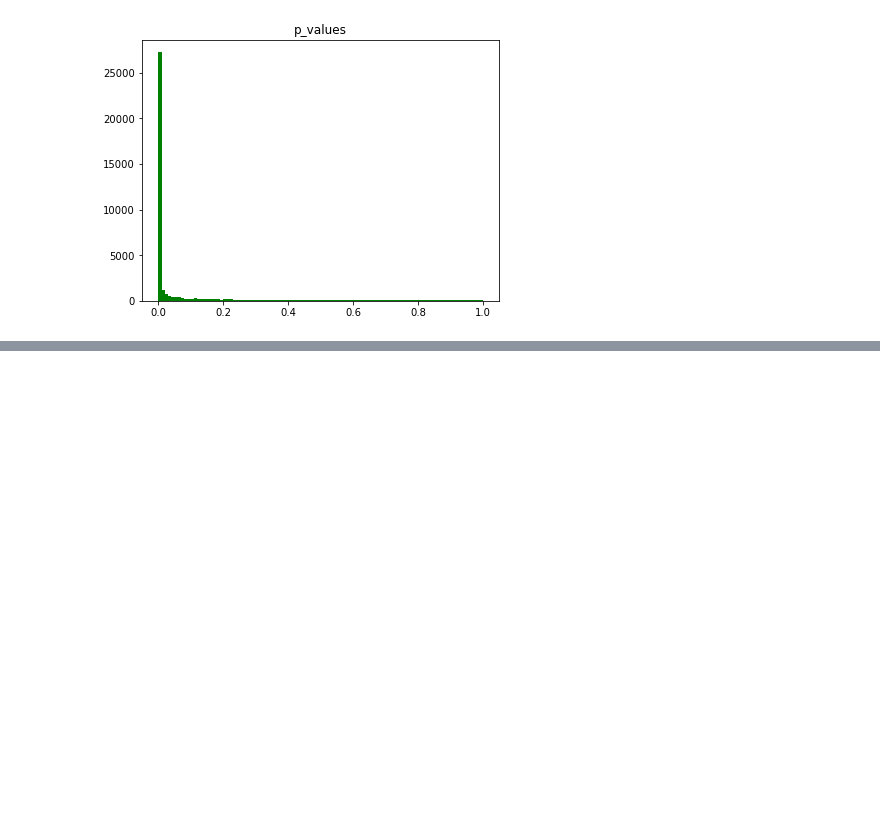
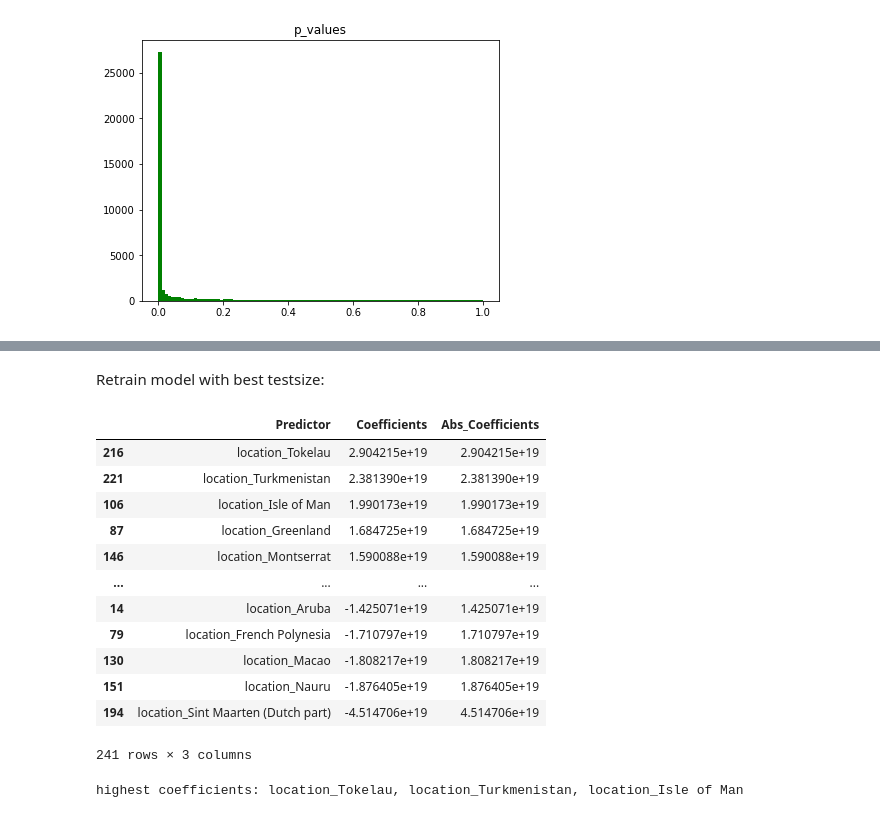
Before and after one commit to jakobreinhardt/capstone, a Jupyter notebook: Work.ipynb, the cells around one changed output, grey strips where cells are left out. Cells and saved outputs as stored; diff of their text form; code cells hidden in the pictures; blank space fills up the shorter version.

Commit message:
model

```diff
--- a/Work.ipynb
+++ b/Work.ipynb
@@ -689,0 +735,48 @@ NameError: name 'pickle' is not defined
+# %% [markdown]
+Retrain model with best testsize:
+# %%
+# create predictors and predictions
+X = data_new.drop(columns=['total_cases_per_million'])
+y = data_new['total_cases_per_million']
+
+# Split data
+X_train, X_test, y_train, y_test = train_test_split(X,y,test_size=.4,random_state=50)
+
+# instantiate
+model = LinearRegression(normalize=True)
+
+# fit the model
+model.fit(X_train, y_train)
+
+# predict data
+y_test_preds = model.predict(X_test)
+
+# Score the model
+r2_test = r2_score(y_test, y_test_preds)
+# %%
+# create a dataframe of the coefficients
+coefs = pd.DataFrame()
+coefs['Predictor'] = X_train.columns
+coefs['Coefficients'] = model.coef_
+coefs['Abs_Coefficients'] = np.abs(model.coef_)
+coefs = coefs.sort_values('Coefficients', ascending=False)
+# %%
+coefs
+# %% [output]
+|  | Predictor | Coefficients | Abs_Coefficients |
+| 216 | location_Tokelau | 2.904215e+19 | 2.904215e+19 |
+| 221 | location_Turkmenistan | 2.381390e+19 | 2.381390e+19 |
+| 106 | location_Isle of Man | 1.990173e+19 | 1.990173e+19 |
+| 87 | location_Greenland | 1.684725e+19 | 1.684725e+19 |
+| 146 | location_Montserrat | 1.590088e+19 | 1.590088e+19 |
+| ... | ... | ... | ... |
+| 14 | location_Aruba | -1.425071e+19 | 1.425071e+19 |
+| 79 | location_French Polynesia | -1.710797e+19 | 1.710797e+19 |
+| 130 | location_Macao | -1.808217e+19 | 1.808217e+19 |
+| 151 | location_Nauru | -1.876405e+19 | 1.876405e+19 |
+| 194 | location_Sint Maarten (Dutch part) | -4.514706e+19 | 4.514706e+19 |
+241 rows × 3 columns
+# %%
+print("highest coefficients: {}, {}, {}".format(coefs.iloc[0][0], coefs.iloc[1][0], coefs.iloc[2][0]))
+# %% [output]
+highest coefficients: location_Tokelau, location_Turkmenistan, location_Isle of Man
```
Also changed, not shown: parts of 50 cells of this notebook, 1 other file.
